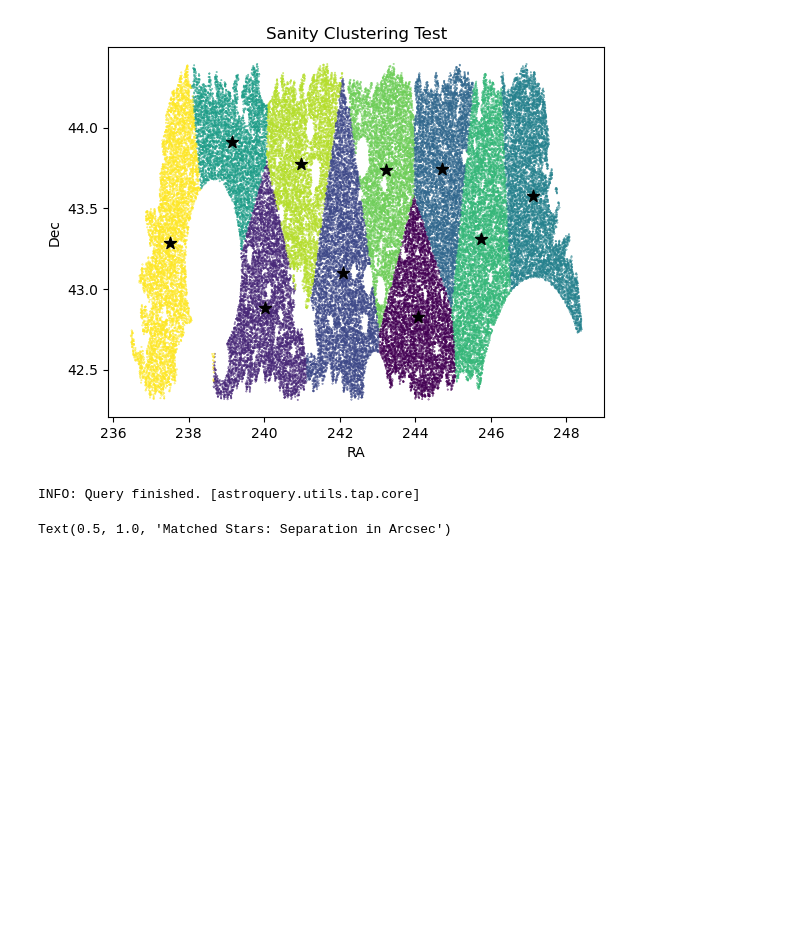
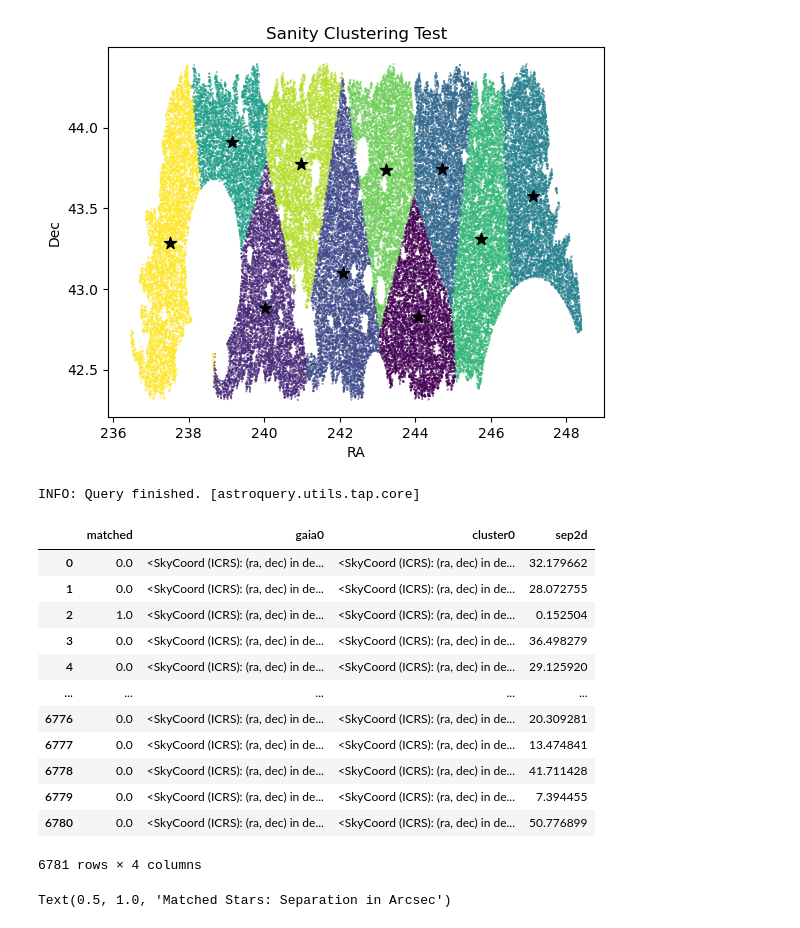
Before and after one commit to ShrihanSolo/gaia_psf_match, a Jupyter notebook: HSC_PSF_A.ipynb, the cells around one changed output. Cells and saved outputs as stored; diff of their text form; code cells hidden in the pictures; blank space fills up the shorter version.

```diff
--- a/HSC_PSF_A.ipynb
+++ b/HSC_PSF_A.ipynb
@@ -107,7 +107,26 @@ idx_clust, sep2d_clust, _ = cluster0.match_to_catalog_sky(gaia0)
 # %% [output]
 INFO: Query finished. [astroquery.utils.tap.core]
 # %%
-# Create table with flag for matched stars
-matched_stars = pd.DataFrame({'matched': np.zeros(len(cluster0))})
-matched_stars.loc[sep2d_clust < 1 * u.arcsec] = 1
+# Create table with gaia0 coords, cluster0 coords, and flag for matched stars
+comb_stars = pd.DataFrame({'matched': np.zeros(len(cluster0))})
+comb_stars.loc[sep2d_clust < 1 * u.arcsec] = 1
+comb_stars['gaia0'] = gaia0[idx_clust]
+comb_stars['cluster0'] = cluster0
+comb_stars['sep2d'] = sep2d_clust.arcsec # in arcsec
+
+comb_stars
+# %% [output]
+|  | matched | gaia0 | cluster0 | sep2d |
+| 0 | 0.0 | <SkyCoord (ICRS): (ra, dec) in de... | <SkyCoord (ICRS): (ra, dec) in de... | 32.179662 |
+| 1 | 0.0 | <SkyCoord (ICRS): (ra, dec) in de... | <SkyCoord (ICRS): (ra, dec) in de... | 28.072755 |
+| 2 | 1.0 | <SkyCoord (ICRS): (ra, dec) in de... | <SkyCoord (ICRS): (ra, dec) in de... | 0.152504 |
+| 3 | 0.0 | <SkyCoord (ICRS): (ra, dec) in de... | <SkyCoord (ICRS): (ra, dec) in de... | 36.498279 |
+| 4 | 0.0 | <SkyCoord (ICRS): (ra, dec) in de... | <SkyCoord (ICRS): (ra, dec) in de... | 29.125920 |
+| ... | ... | ... | ... | ... |
+| 6776 | 0.0 | <SkyCoord (ICRS): (ra, dec) in de... | <SkyCoord (ICRS): (ra, dec) in de... | 20.309281 |
+| 6777 | 0.0 | <SkyCoord (ICRS): (ra, dec) in de... | <SkyCoord (ICRS): (ra, dec) in de... | 13.474841 |
+| 6778 | 0.0 | <SkyCoord (ICRS): (ra, dec) in de... | <SkyCoord (ICRS): (ra, dec) in de... | 41.711428 |
+| 6779 | 0.0 | <SkyCoord (ICRS): (ra, dec) in de... | <SkyCoord (ICRS): (ra, dec) in de... | 7.394455 |
+| 6780 | 0.0 | <SkyCoord (ICRS): (ra, dec) in de... | <SkyCoord (ICRS): (ra, dec) in de... | 50.776899 |
+6781 rows × 4 columns
 # %%
```
Also changed, not shown: parts of 5 cells of this notebook.
